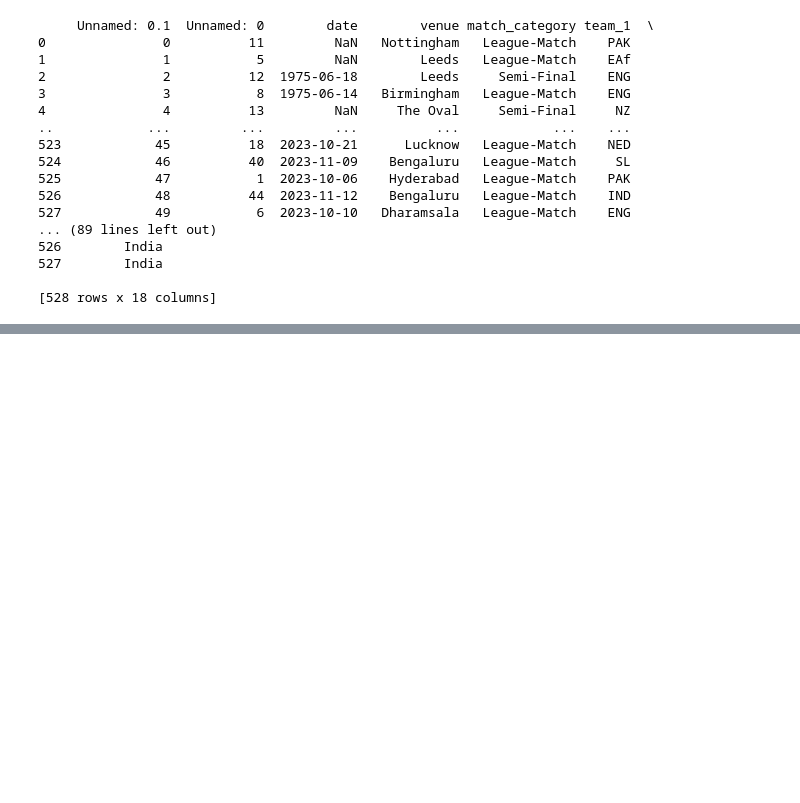
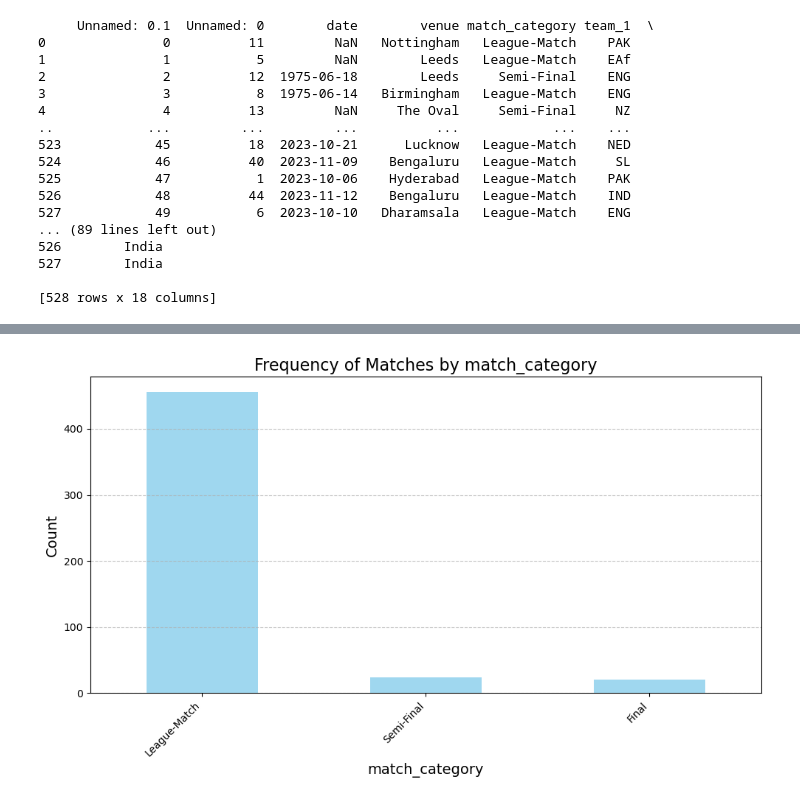
Before and after one commit to LParami/Group_17, a Jupyter notebook: data exploration and visualization.ipynb, the cells around one changed output, grey strips where cells are left out. Drawn from its saved outputs; the diff is of its cells as text; code cells hidden in the pictures; blank space fills up the shorter version.

```diff
--- a/data exploration and visualization.ipynb
+++ b/data exploration and visualization.ipynb
@@ -39,0 +166,20 @@ print(crick_df)
+# %%
+# Calculate the counts of unique values in the 'match_category' column
+match_category_counts = df_cleaned['match_category'].value_counts()
+
+# Plot the bar graph for the summarized counts
+plt.figure(figsize=(10, 6))
+match_category_counts.plot(kind='bar', color='skyblue', alpha=0.8)
+
+# Step 3: Customize the graph
+plt.title('Frequency of Matches by match_category', fontsize=16)
+plt.xlabel('match_category', fontsize=14)
+plt.ylabel('Count', fontsize=14)
+plt.xticks(rotation=45, ha='right')
+plt.grid(axis='y', linestyle='--', alpha=0.7)
+
+# Show the plot
+plt.tight_layout()
+plt.show()
+# %% [output]
+[figure, added]
```
Also changed, not shown: parts of 8 cells of this notebook, 1 other file.
